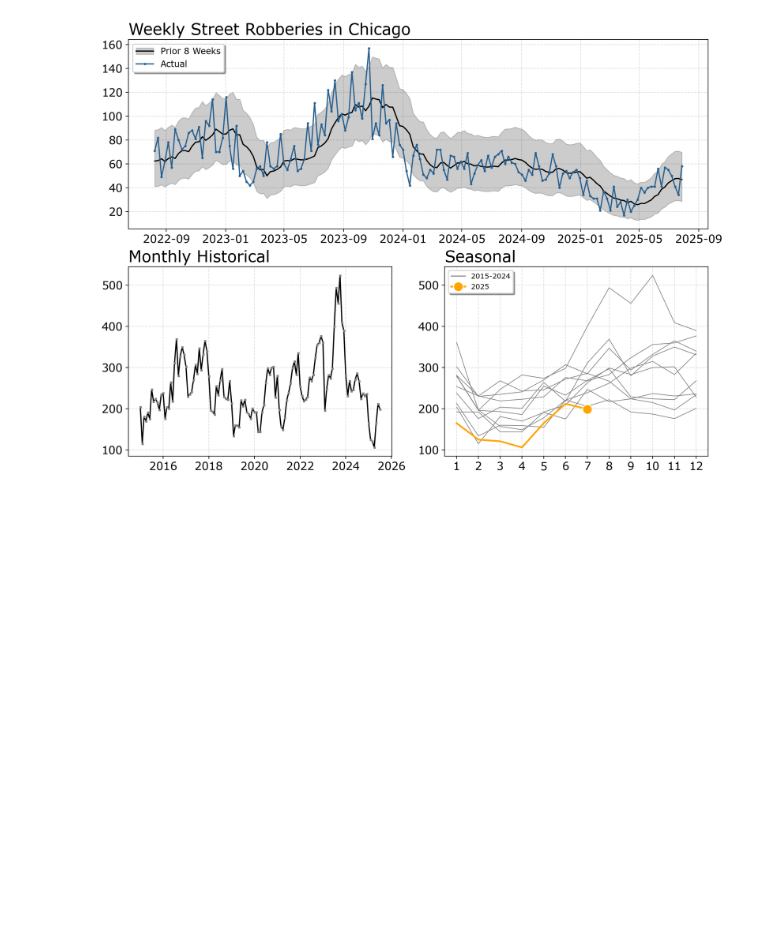
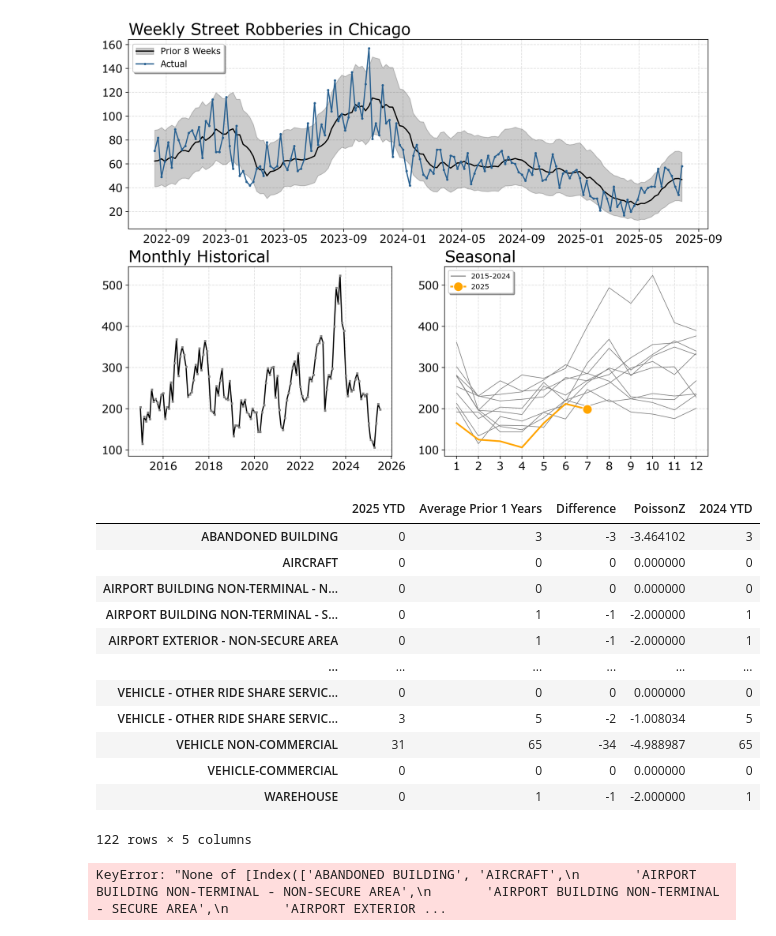
Before and after one commit to apwheele/crimepy, a Jupyter notebook: notebooks/TimeSeriesCharts.ipynb, the cells around one changed output. Saved outputs shown, nothing was run; the diff lists cells and outputs as text; code cells hidden in the pictures; blank space fills up the shorter version.

```diff
--- a/notebooks/TimeSeriesCharts.ipynb
+++ b/notebooks/TimeSeriesCharts.ipynb
@@ -76,2 +77,35 @@ a = time.week_chart(data=weekly_data,ax=ax['A'],title='Weekly Street Robberies i
 # %% [output]
 [figure]
+# %%
+# If you must, I have helper functions for YTD stats
+# expects a column of dummy variables to sum up
+
+# querying Cary data for examples
+
+
+
+loc_info = pd.get_dummies(res_rob['location_description'])
+lf = list(loc_info)
+loc_info['ReportDate'] = res_rob['ReportDate']
+ytd_py, last_date = time.ytd_stats(loc_info,'ReportDate',lf)
+ytd_py
+# %% [output]
+|  | 2025 YTD | Average Prior 1 Years | Difference | PoissonZ | 2024 YTD |
+| ABANDONED BUILDING | 0 | 3 | -3 | -3.464102 | 3 |
+| AIRCRAFT | 0 | 0 | 0 | 0.000000 | 0 |
+| AIRPORT BUILDING NON-TERMINAL - N... | 0 | 0 | 0 | 0.000000 | 0 |
+| AIRPORT BUILDING NON-TERMINAL - S... | 0 | 1 | -1 | -2.000000 | 1 |
+| AIRPORT EXTERIOR - NON-SECURE AREA | 0 | 1 | -1 | -2.000000 | 1 |
+| ... | ... | ... | ... | ... | ... |
+| VEHICLE - OTHER RIDE SHARE SERVIC... | 0 | 0 | 0 | 0.000000 | 0 |
+| VEHICLE - OTHER RIDE SHARE SERVIC... | 3 | 5 | -2 | -1.008034 | 5 |
+| VEHICLE NON-COMMERCIAL | 31 | 65 | -34 | -4.988987 | 65 |
+| VEHICLE-COMMERCIAL | 0 | 0 | 0 | 0.000000 | 0 |
+| WAREHOUSE | 0 | 1 | -1 | -2.000000 | 1 |
+122 rows × 5 columns
+# %%
+# And you can do multiple years if you want
+ytd_multiple = time.ytd_stats(res_rob,'ReportDate',lf,5)
+ytd_multiple
+# %% [output]
+KeyError: "None of [Index(['ABANDONED BUILDING', 'AIRCRAFT',\n       'AIRPORT BUILDING NON-TERMINAL - NON-SECURE AREA',\n       'AIRPORT BUILDING NON-TERMINAL - SECURE AREA',\n       'AIRPORT EXTERIOR ...
```
Also changed, not shown: parts of 2 cells of this notebook, 9 other files.
